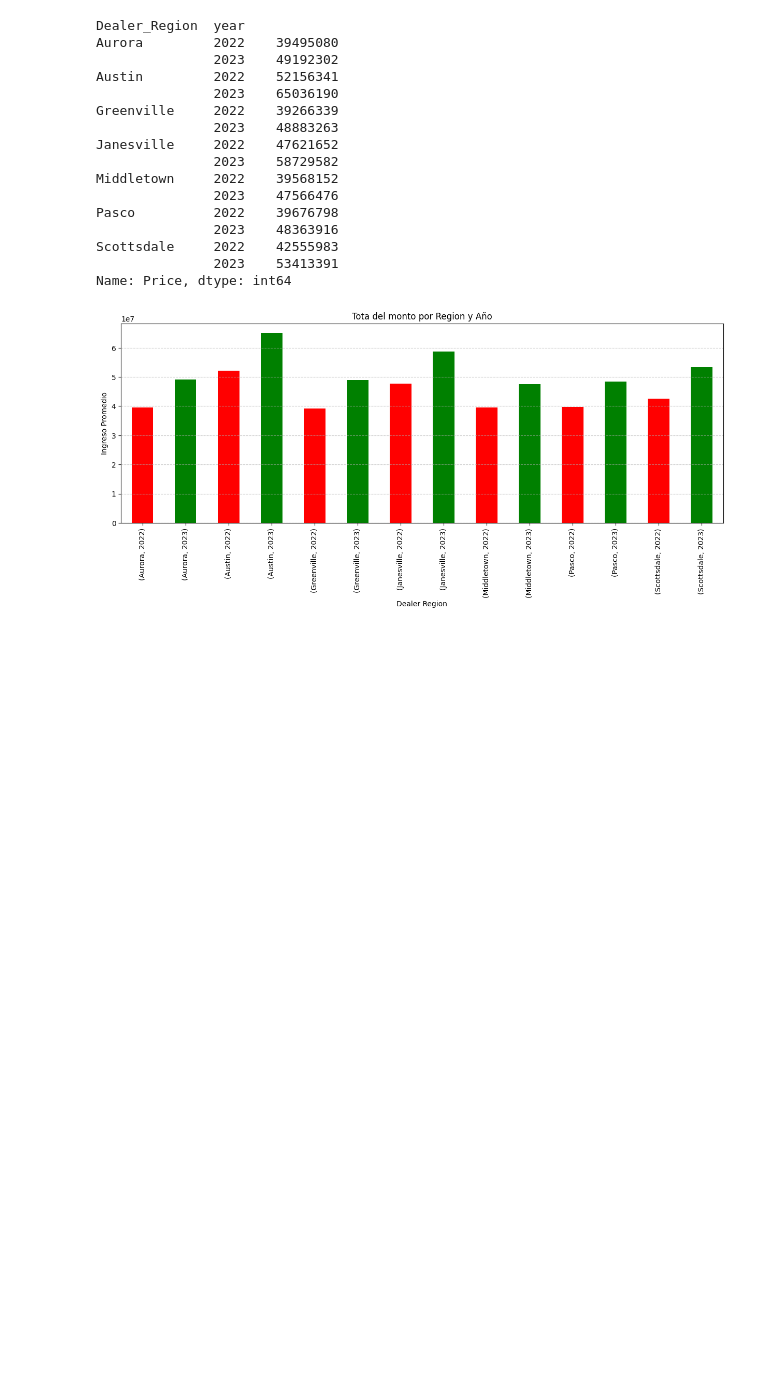
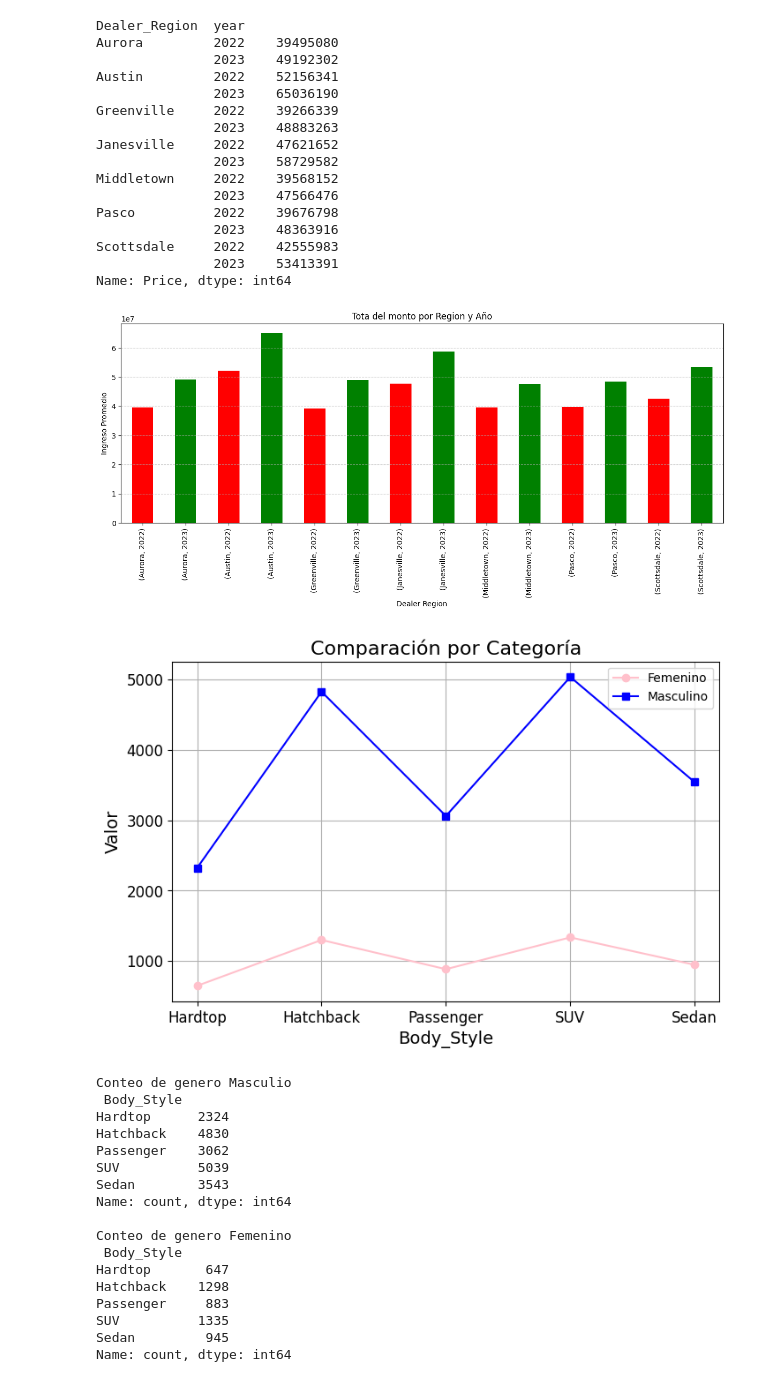
Before and after one commit to FredyR222/car_sale_boorcamp, a Jupyter notebook: code/carSale.ipynb, the cells around one changed output. Cells and saved outputs as stored; diff of their text form; code cells hidden in the pictures; blank space fills up the shorter version.

```diff
--- a/code/carSale.ipynb
+++ b/code/carSale.ipynb
@@ -502,3 +503,52 @@ Scottsdale     2022    42555983
                2023    53413391
 Name: Price, dtype: int64
 [figure]
+# %%
+#Genero y Modelo para ver tendencia de Compra
+dfGeneroM=df1[df1['Gender']=='Male']
+dfGeneroF=df1[df1['Gender']=='Female']
+
+conteo_fem = dfGeneroF['Body_Style'].value_counts().sort_index()
+conteo_mas = dfGeneroM['Body_Style'].value_counts().sort_index()
+
+plt.figure(figsize=(8, 5))
+
+# Graficar los datos de df_femenino
+plt.plot(conteo_fem.index, conteo_fem.values, marker='o', linestyle='-', color='pink', label='Femenino')
+
+# Graficar los datos de df_masculino
+plt.plot(conteo_mas.index, conteo_mas.values, marker='s', linestyle='-', color='blue', label='Masculino')
+
+# Personalizar el gráfico
+plt.xlabel('Body_Style', fontsize=14)
+plt.ylabel('Valor', fontsize=14)
+plt.title('Comparación por Categoría', fontsize=16)
+plt.xticks(fontsize=12)
+plt.yticks(fontsize=12)
+plt.legend()
+plt.grid(True)
+
+# Mostrar gráfico
+plt.show()
+
+print(f"Conteo de genero Masculio \n {conteo_mas}")
+print(f"\nConteo de genero Femenino \n {conteo_fem}")
+# %% [output]
+[figure, added]
+Conteo de genero Masculio
+ Body_Style
+Hardtop      2324
+Hatchback    4830
+Passenger    3062
+SUV          5039
+Sedan        3543
+Name: count, dtype: int64
+
+Conteo de genero Femenino
+ Body_Style
+Hardtop       647
+Hatchback    1298
+Passenger     883
+SUV          1335
+Sedan         945
+Name: count, dtype: int64
```
Also changed, not shown: parts of 2 cells of this notebook.
